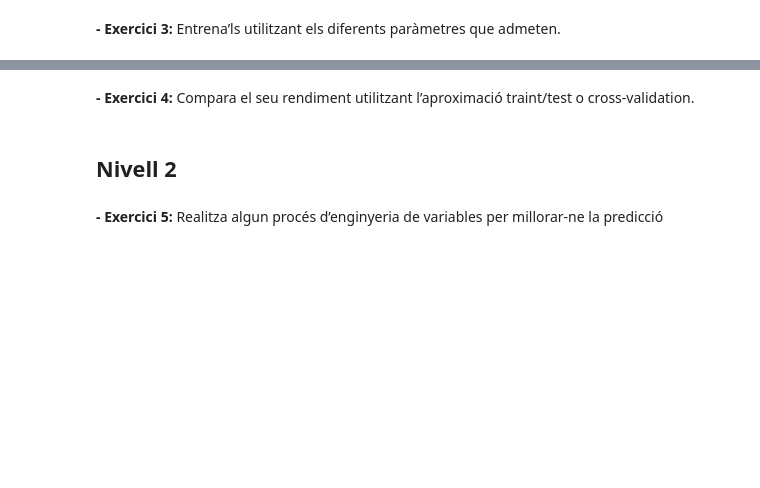
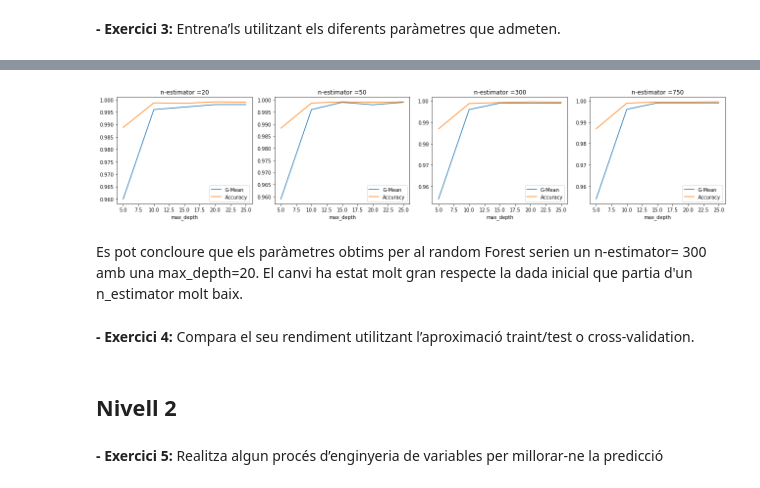
Before and after one commit to MarkusHumetus/Supervisat_Classificacio, a Jupyter notebook: S10_T01_Aprenentage_Supervisat.ipynb, the cells around one changed output, grey strips where cells are left out. Saved outputs shown, nothing was run; the diff lists cells and outputs as text; code cells hidden in the pictures; blank space fills up the shorter version.

```diff
--- a/S10_T01_Aprenentage_Supervisat.ipynb
+++ b/S10_T01_Aprenentage_Supervisat.ipynb
@@ -357 +514,15 @@ Està inclòs dintre l'exercici 1.
+# %%
+fig2, axs2 = plt.subplots(figsize=(18, 4),ncols=4)
+j=0
+for i in n_estimator_list:
+    rf_optim_df[rf_optim_df['n-estimator']==i].plot(x='max_depth', y=['G-Mean','Accuracy'],ax=axs2[j])
+    axs2[j].set_title(f'n-estimator ={i}')
+    fig2.tight_layout()
+    j+=1
+
+plt.show()
+# %% [output]
+[figure, added]
+# %% [markdown]
+Es pot concloure que els paràmetres obtims per al random Forest serien un n-estimator= 300 amb una max_depth=20. El canvi ha estat molt gran respecte la dada inicial que partia d'un n_estimator molt baix.
 # %% [markdown]
```
Also changed, not shown: parts of 30 cells of this notebook.
